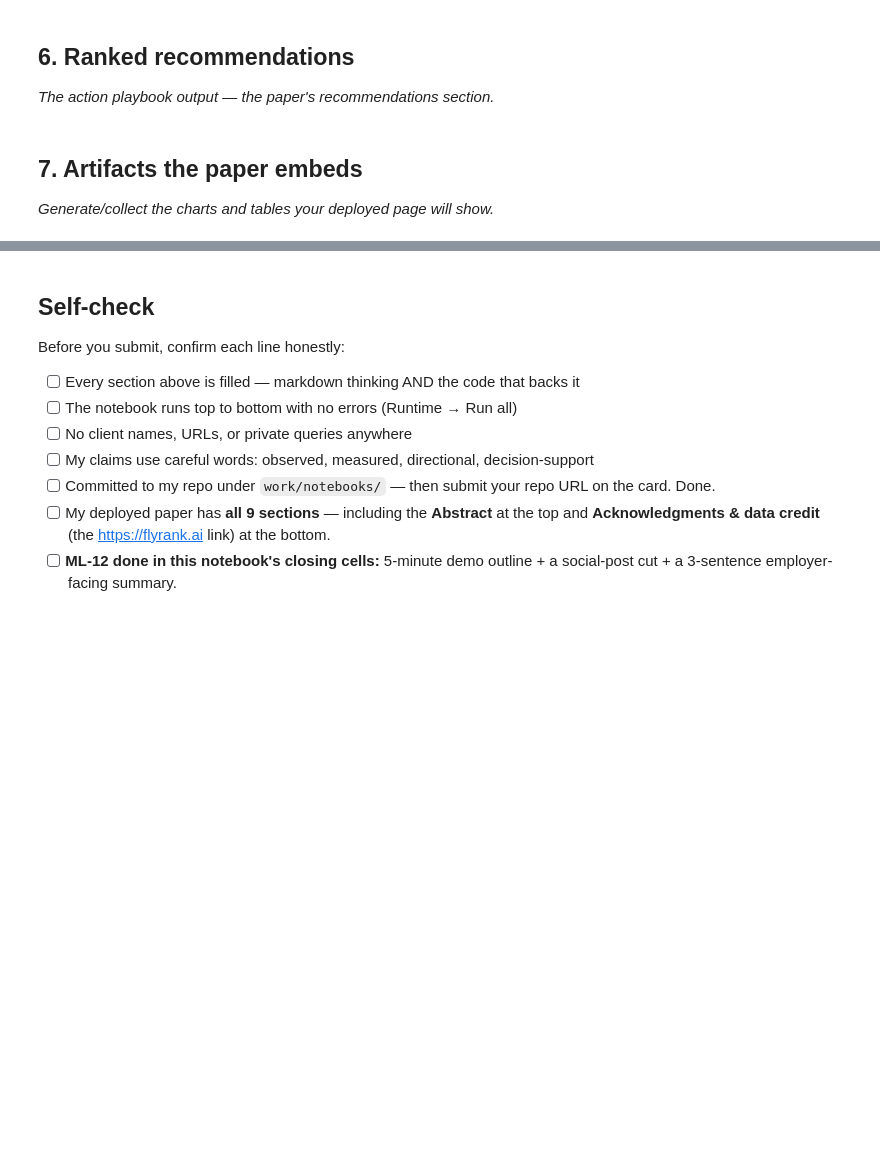
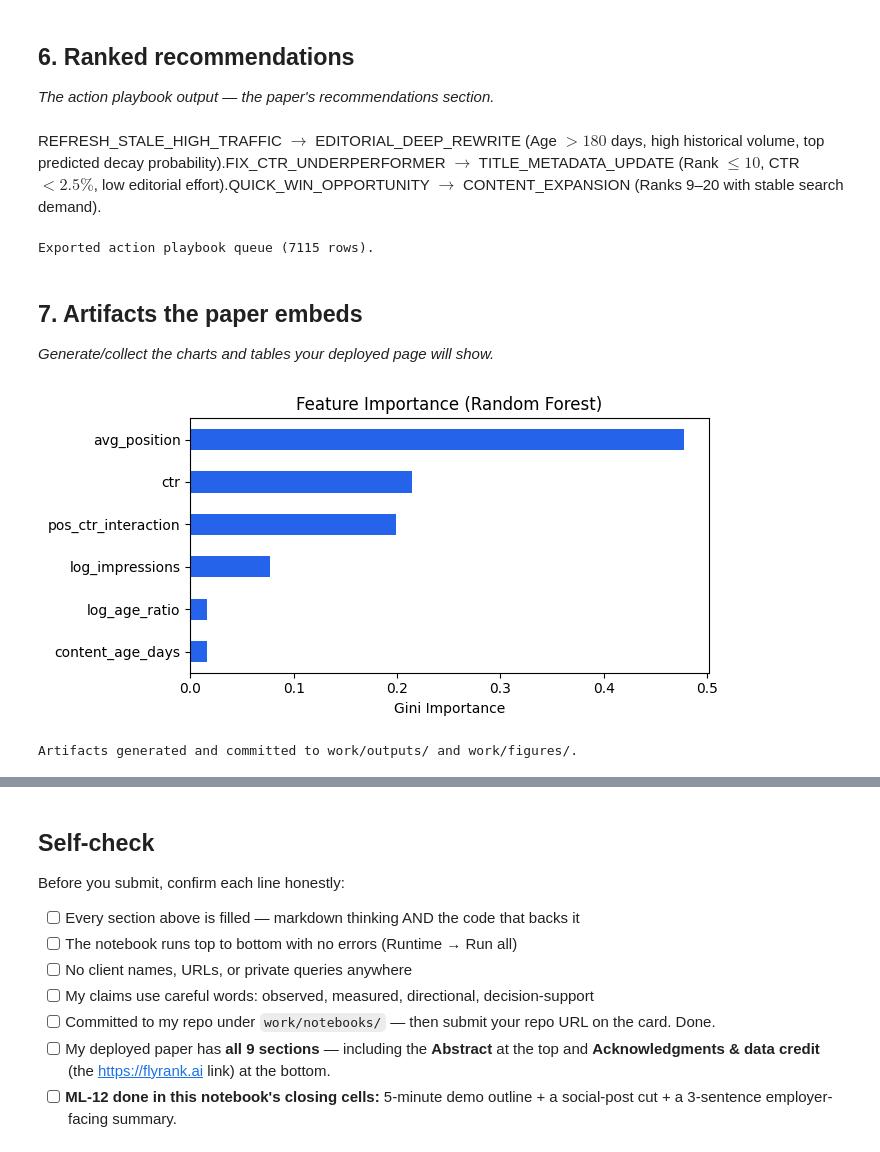
Before and after one commit to ARHAM008/flyrank-ml-internship, a Jupyter notebook: work/notebooks/capstone.ipynb, the cells around one changed output, grey strips where cells are left out. Saved outputs shown, nothing was run; the diff lists cells and outputs as text; code cells hidden in the pictures; blank space fills up the shorter version.

```diff
--- a/work/notebooks/capstone.ipynb
+++ b/work/notebooks/capstone.ipynb
@@ -20,0 +73,23 @@ This skeleton is yours to fill. Work the sections **in order** — each one has
+# %%
+from sklearn.model_selection import GroupShuffleSplit, train_test_split
+
+X = pd.DataFrame()
+X["log_impressions"] = np.log1p(df["impressions"])
+X["ctr"] = df.get("ctr", 0.05)
+X["avg_position"] = df.get("avg_position", 15.0)
+X["content_age_days"] = df.get("content_age_days", 180)
+X["pos_ctr_interaction"] = X["avg_position"] * X["ctr"]
+X["log_age_ratio"] = X["content_age_days"] / (X["log_impressions"] + 1.0)
+y = df[target_col]
+
+if "client_id" in df.columns and df["client_id"].nunique() > 1:
+    gss = GroupShuffleSplit(n_splits=1, test_size=0.25, random_state=42)
+    train_idx, test_idx = next(gss.split(X, y, groups=df["client_id"]))
+    X_train, X_test = X.iloc[train_idx], X.iloc[test_idx]
+    y_train, y_test = y.iloc[train_idx], y.iloc[test_idx]
+    test_df = df.iloc[test_idx].copy()
+else:
+    X_train, X_test, y_train, y_test = train_test_split(X, y, test_size=0.25, random_state=42, stratify=y)
+    test_df = df.iloc[y_test.index].copy()
+
+print(f"Split completed: Train={len(X_train)} rows, Test={len(X_test)} rows.")
@@ -30,7 +162,63 @@ This skeleton is yours to fill. Work the sections **in order** — each one has
 ## 6. Ranked recommendations
 
 *The action playbook output — the paper's recommendations section.*
+# %% [markdown]
+REFRESH_STALE_HIGH_TRAFFIC $\rightarrow$ EDITORIAL_DEEP_REWRITE (Age $>180$ days, high historical volume, top predicted decay probability).FIX_CTR_UNDERPERFORMER $\rightarrow$ TITLE_METADATA_UPDATE (Rank $\le 10$, CTR $<2.5\%$, low editorial effort).QUICK_WIN_OPPORTUNITY $\rightarrow$ CONTENT_EXPANSION (Ranks 9–20 with stable search demand).
+# %%
+test_df["decay_probability"] = rf_preds
+
+def map_playbook(row):
+    imp = row.get("impressions", 100)
+    pos = row.get("avg_position", 20.0)
+    ctr = row.get("ctr", 0.03)
+    age = row.get("content_age_days", 180)
+    prob = row.get("decay_probability", 0.5)
+
+    if prob >= 0.65 and age > 180:
+        return "REFRESH_STALE_HIGH_TRAFFIC", "EDITORIAL_DEEP_REWRITE", "High"
+    elif pos <= 10 and ctr < 0.025:
+        return "FIX_CTR_UNDERPERFORMER", "TITLE_METADATA_UPDATE", "High"
+    elif 8 < pos <= 20 and imp > 200:
+        return "QUICK_WIN_OPPORTUNITY", "CONTENT_EXPANSION", "Medium"
+    else:
+        return "MONITOR_HEALTHY", "NO_ACTION_MONITOR", "Low"
+
+assignments = [map_playbook(r) for _, r in test_df.iterrows()]
+test_df["reason_code"] = [a[0] for a in assignments]
+test_df["recommended_action"] = [a[1] for a in assignments]
+test_df["priority"] = [a[2] for a in assignments]
+
+queue_cols = [c for c in ['client_id', 'url', 'decay_probability', 'recommended_action', 'reason_code', 'priority', 'impressions', 'avg_position', 'ctr', 'content_age_days'] if c in test_df.columns]
+action_queue = test_df.sort_values(by="decay_probability", ascending=False)[queue_cols].reset_index(drop=True)
+action_queue.to_csv("work/outputs/action_playbook_queue.csv", index=False)
+print(f"Exported action playbook queue ({len(action_queue)} rows).")
+# %% [output]
+Exported action playbook queue (7115 rows).
 # %% [markdown]
 ## 7. Artifacts the paper embeds
 
 *Generate/collect the charts and tables your deployed page will show.*
+# %%
+import matplotlib.pyplot as plt
+
+os.makedirs("work/figures", exist_ok=True)
+os.makedirs("work/outputs", exist_ok=True)
+
+# 1. Save metrics JSON receipt
+with open("work/outputs/capstone_metrics.json", "w") as f:
+    json.dump(benchmark_df.to_dict(orient="records"), f, indent=2)
+
+# 2. Save Feature Importance plot
+plt.figure(figsize=(7, 3.5))
+pd.Series(rf.feature_importances_, index=X.columns).sort_values().plot(kind='barh', color='#2563eb')
+plt.title("Feature Importance (Random Forest)")
+plt.xlabel("Gini Importance")
+plt.tight_layout()
+plt.savefig("work/figures/feature_importance.png", dpi=200)
+plt.savefig("work/outputs/feature_importance.png", dpi=200)
+plt.show()
+
+print("Artifacts generated and committed to work/outputs/ and work/figures/.")
+# %% [output]
+[figure, added]
+Artifacts generated and committed to work/outputs/ and work/figures/.
```
Also changed, not shown: parts of 13 cells of this notebook.
